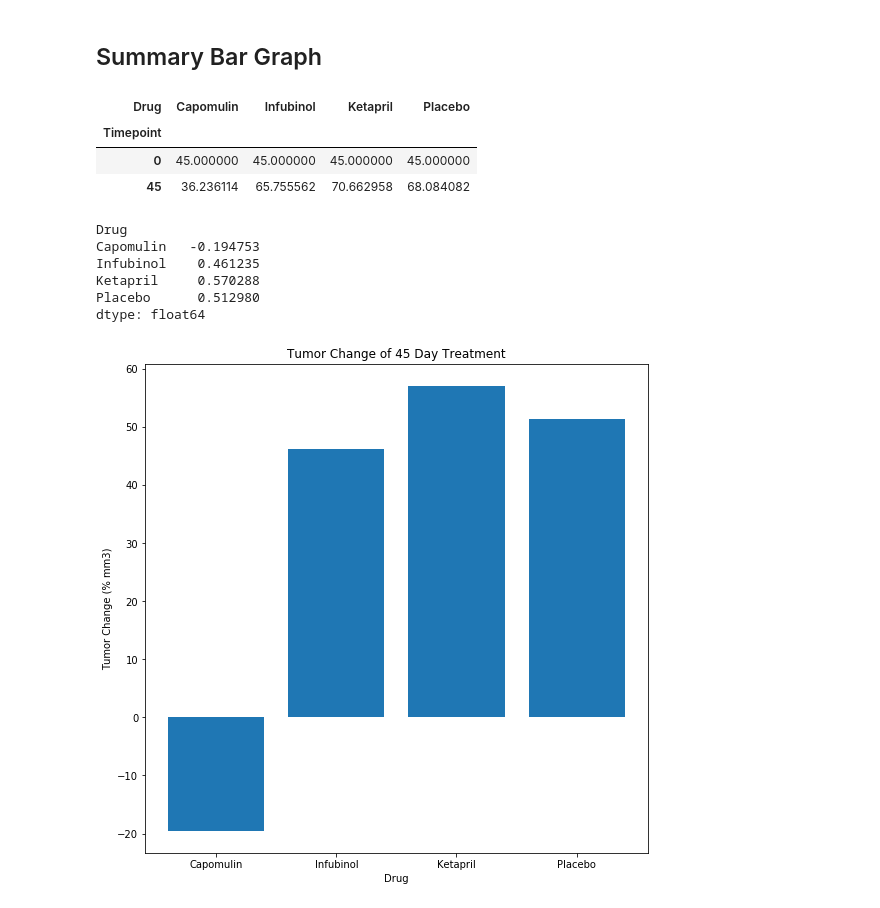
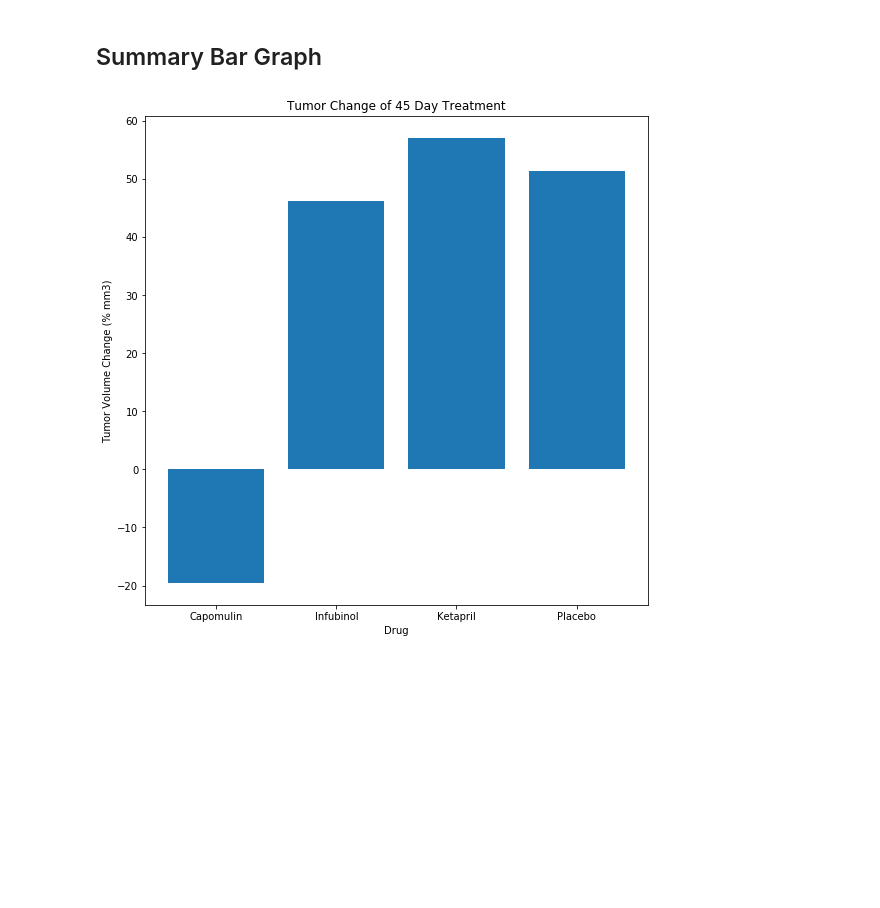
Before and after one commit to jljones78/matplotlib-challenge, a Jupyter notebook: Pymaceuticals/pymaceuticals_soln.ipynb, the cells around one changed output. Saved outputs shown, nothing was run; the diff lists cells and outputs as text; code cells hidden in the pictures; blank space fills up the shorter version.

```diff
--- a/Pymaceuticals/pymaceuticals_soln.ipynb
+++ b/Pymaceuticals/pymaceuticals_soln.ipynb
@@ -67,12 +69,5 @@ plt.show()
 ## Summary Bar Graph
 # %%
 # Calculate the percent changes for each drug
-
-# Display the data to confirm
 result_df = avgsize_df[avgsize_df.index.isin(["0","45"])]
-result_df
+volchange = (result_df.iloc[1] - result_df.iloc[0]) / result_df.iloc[0]
-# %% [output]
-| Drug | Capomulin | Infubinol | Ketapril | Placebo |
-| Timepoint |  |  |  |  |
-| 0 | 45.000000 | 45.000000 | 45.000000 | 45.000000 |
-| 45 | 36.236114 | 65.755562 | 70.662958 | 68.084082 |
@@ -81,19 +74,10 @@ volchange = (result_df.iloc[1] - result_df.iloc[0]) / result_df.iloc[0]
-# %%
-volchange
-# %% [output]
-Drug
-Capomulin   -0.194753
-Infubinol    0.461235
-Ketapril     0.570288
-Placebo      0.512980
-dtype: float64
 # %%
 #create bar chart
 plt.title("Tumor Change of 45 Day Treatment")
 plt.xlabel("Drug")
-plt.ylabel("Tumor Change (% mm3)")
+plt.ylabel("Tumor Volume Change (% mm3)")
 plt.bar(drugs_list, volchange*100)
 plt.rcParams["figure.figsize"] = (9,9)
 plt.show()
 # %% [output]
-[figure, old version]
+[figure, new version]
```
Also changed, not shown: parts of 4 cells of this notebook.
